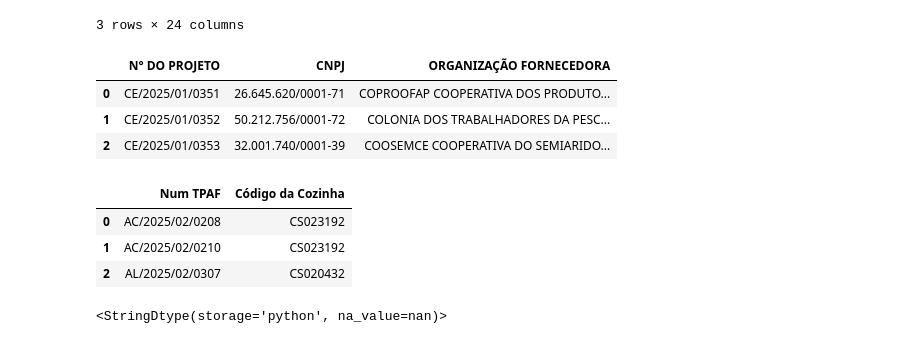
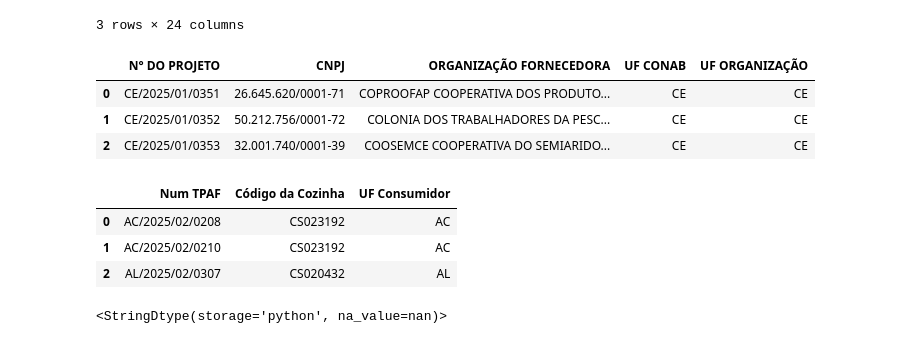
Before and after one commit to IzaFerrari/cozinhas_analysis, a Jupyter notebook: analise.ipynb, the cells around one changed output. Saved outputs shown, nothing was run; the diff lists cells and outputs as text; code cells hidden in the pictures.

```diff
--- a/analise.ipynb
+++ b/analise.ipynb
@@ -75,21 +75,21 @@ memory usage: 209.4 KB
 | 2 | 2025 | MDS | CDS/COZINHAS | COZINHAS | CDS | AL | NORDESTE | AL/2025/02/0307 | ... |
 3 rows × 24 columns
 # %%
-contratacoes = df[["N° DO PROJETO", "CNPJ", "ORGANIZAÇÃO FORNECEDORA"]].copy()
+contratacoes = df[["N° DO PROJETO", "CNPJ", "ORGANIZAÇÃO FORNECEDORA", "UF CONAB", "UF ORGANIZAÇÃO"]].copy()
 contratacoes.head(3)
 # %% [output]
-|  | N° DO PROJETO | CNPJ | ORGANIZAÇÃO FORNECEDORA |
-| 0 | CE/2025/01/0351 | 26.645.620/0001-71 | COPROOFAP COOPERATIVA DOS PRODUTO... |
-| 1 | CE/2025/01/0352 | 50.212.756/0001-72 | COLONIA DOS TRABALHADORES DA PESC... |
-| 2 | CE/2025/01/0353 | 32.001.740/0001-39 | COOSEMCE COOPERATIVA DO SEMIARIDO... |
+|  | N° DO PROJETO | CNPJ | ORGANIZAÇÃO FORNECEDORA | UF CONAB | UF ORGANIZAÇÃO |
+| 0 | CE/2025/01/0351 | 26.645.620/0001-71 | COPROOFAP COOPERATIVA DOS PRODUTO... | CE | CE |
+| 1 | CE/2025/01/0352 | 50.212.756/0001-72 | COLONIA DOS TRABALHADORES DA PESC... | CE | CE |
+| 2 | CE/2025/01/0353 | 32.001.740/0001-39 | COOSEMCE COOPERATIVA DO SEMIARIDO... | CE | CE |
 # %%
-recebedoras = df2[["Num TPAF", "Código da Cozinha"]].copy()
+recebedoras = df2[["Num TPAF", "Código da Cozinha", "UF Consumidor"]].copy()
 recebedoras.head(3)
 # %% [output]
-|  | Num TPAF | Código da Cozinha |
-| 0 | AC/2025/02/0208 | CS023192 |
-| 1 | AC/2025/02/0210 | CS023192 |
-| 2 | AL/2025/02/0307 | CS020432 |
+|  | Num TPAF | Código da Cozinha | UF Consumidor |
+| 0 | AC/2025/02/0208 | CS023192 | AC |
+| 1 | AC/2025/02/0210 | CS023192 | AC |
+| 2 | AL/2025/02/0307 | CS020432 | AL |
 # %%
 
 recebedoras["Num TPAF"].dtype
```
Also changed, not shown: parts of 8 cells of this notebook, 1 other file.
